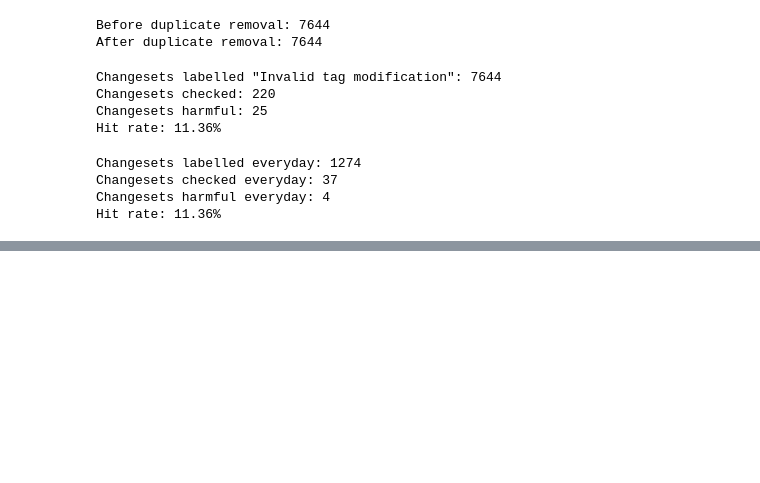
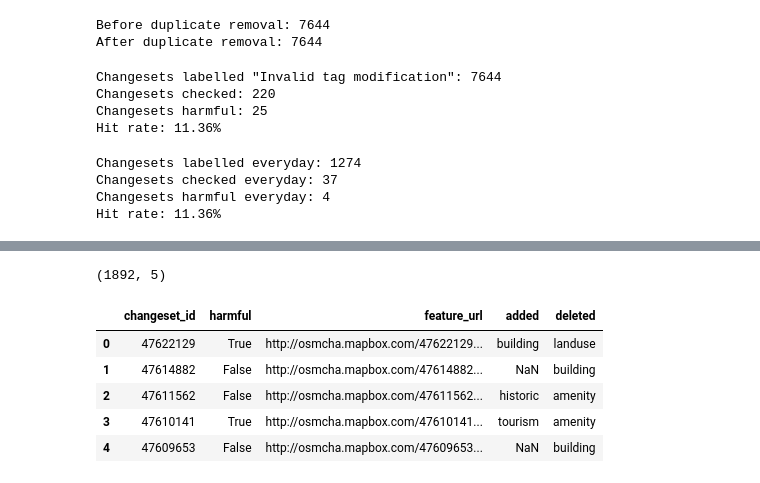
Before and after one commit to mapbox/osm-compare, a Jupyter notebook: analysis/invalid-tag-modification/invalid-tag-modification-v2.ipynb, the cells around one changed output, grey strips where cells are left out. Cells and saved outputs as stored; diff of their text form; code cells hidden in the pictures; blank space fills up the shorter version.

```diff
--- a/analysis/invalid-tag-modification/invalid-tag-modification-v2.ipynb
+++ b/analysis/invalid-tag-modification/invalid-tag-modification-v2.ipynb
@@ -87,0 +88,12 @@ plt.tight_layout()
+# %%
+modifications = pd.read_csv('invalid-tag-modifications-v2.csv')
+print(modifications.shape)
+modifications.head(5)
+# %% [output]
+(1892, 5)
+|  | changeset_id | harmful | feature_url | added | deleted |
+| 0 | 47622129 | True | http://osmcha.mapbox.com/47622129... | building | landuse |
+| 1 | 47614882 | False | http://osmcha.mapbox.com/47614882... | NaN | building |
+| 2 | 47611562 | False | http://osmcha.mapbox.com/47611562... | historic | amenity |
+| 3 | 47610141 | True | http://osmcha.mapbox.com/47610141... | tourism | amenity |
+| 4 | 47609653 | False | http://osmcha.mapbox.com/47609653... | NaN | building |
```
Also changed, not shown: parts of 4 cells of this notebook.
